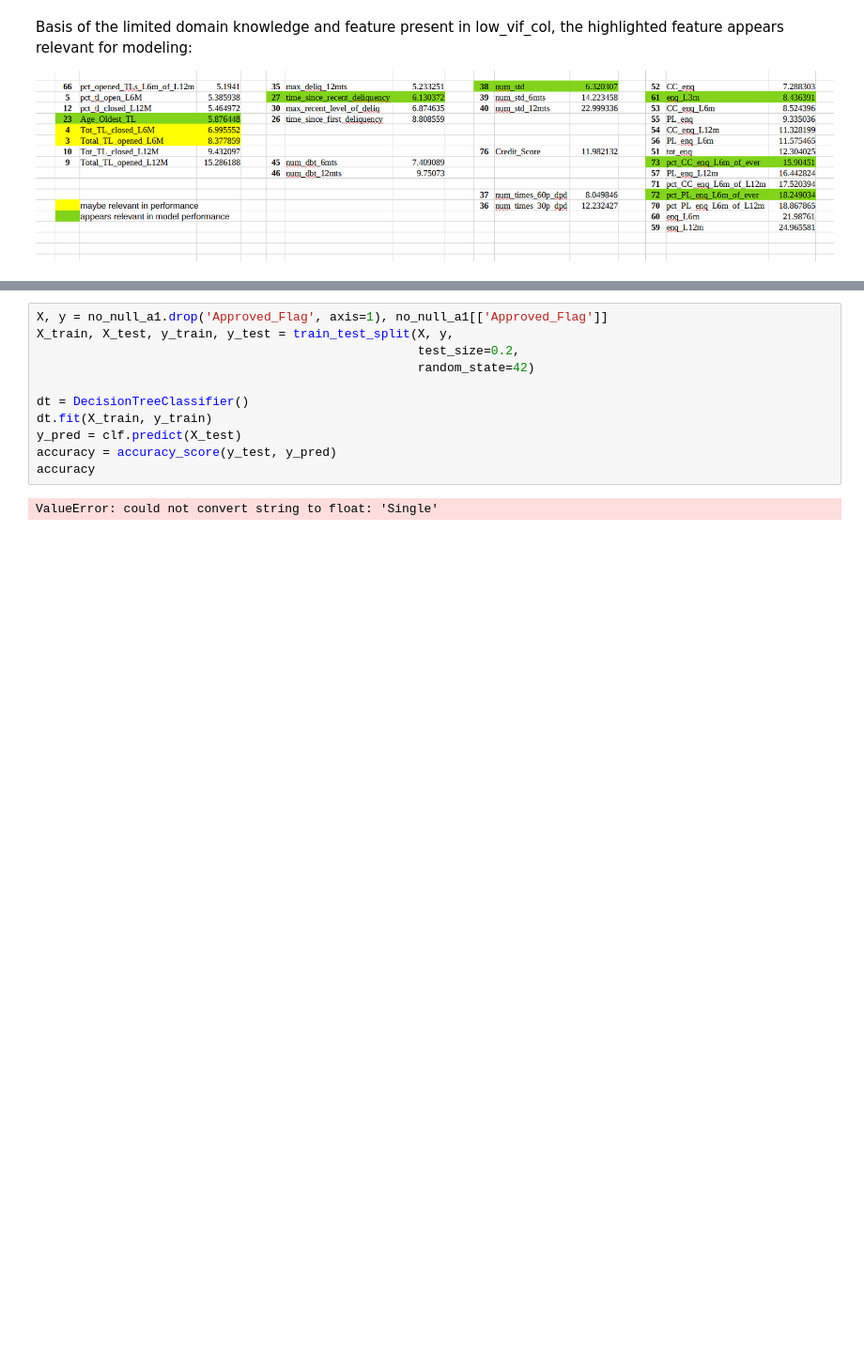
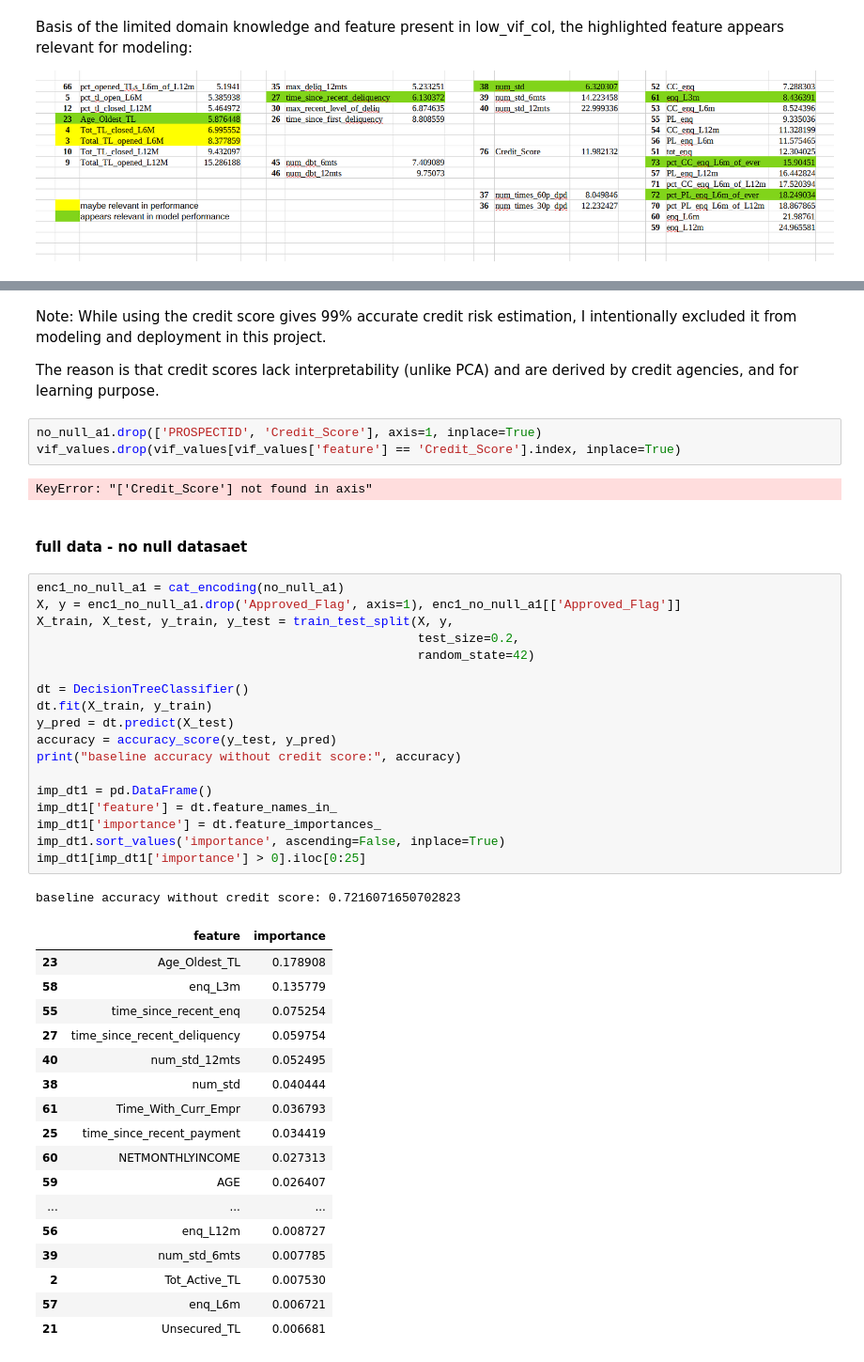
Before and after one commit to shashankgarewal/Credit-Risk-Assessment, a Jupyter notebook: notebook/explore.ipynb, the cells around one changed output, grey strips where cells are left out. Shown at 94% size. Cells and saved outputs as stored; diff of their text form; blank space fills up the shorter version.

```diff
--- a/notebook/explore.ipynb
+++ b/notebook/explore.ipynb
@@ -326,13 +407,48 @@ Basis of the limited domain knowledge and feature present in low_vif_col, the hi
+# %% [markdown]
+Note: While using the credit score gives 99% accurate credit risk estimation, I intentionally excluded it from modeling and deployment in this project.
+
+The reason is that credit scores lack interpretability (unlike PCA) and are derived by credit agencies, and for learning purpose.
+# %%
+no_null_a1.drop(['PROSPECTID', 'Credit_Score'], axis=1, inplace=True)
+vif_values.drop(vif_values[vif_values['feature'] == 'Credit_Score'].index, inplace=True)
+# %% [output]
+KeyError: "['Credit_Score'] not found in axis"
+# %% [markdown]
+#### full data - no null datasaet
 # %%
-X, y = no_null_a1.drop('Approved_Flag', axis=1), no_null_a1[['Approved_Flag']]
+enc1_no_null_a1 = cat_encoding(no_null_a1)
+X, y = enc1_no_null_a1.drop('Approved_Flag', axis=1), enc1_no_null_a1[['Approved_Flag']]
 X_train, X_test, y_train, y_test = train_test_split(X, y,
                                                     test_size=0.2,
                                                     random_state=42)
 
 dt = DecisionTreeClassifier()
 dt.fit(X_train, y_train)
-y_pred = clf.predict(X_test)
+y_pred = dt.predict(X_test)
 accuracy = accuracy_score(y_test, y_pred)
-accuracy
+print("baseline accuracy without credit score:", accuracy)
+
+imp_dt1 = pd.DataFrame()
+imp_dt1['feature'] = dt.feature_names_in_
+imp_dt1['importance'] = dt.feature_importances_
+imp_dt1.sort_values('importance', ascending=False, inplace=True)
+imp_dt1[imp_dt1['importance'] > 0].iloc[0:25]
 # %% [output]
-ValueError: could not convert string to float: 'Single'
+baseline accuracy without credit score: 0.7216071650702823
+|  | feature | importance |
+| 23 | Age_Oldest_TL | 0.178908 |
+| 58 | enq_L3m | 0.135779 |
+| 55 | time_since_recent_enq | 0.075254 |
+| 27 | time_since_recent_deliquency | 0.059754 |
+| 40 | num_std_12mts | 0.052495 |
+| 38 | num_std | 0.040444 |
+| 61 | Time_With_Curr_Empr | 0.036793 |
+| 25 | time_since_recent_payment | 0.034419 |
+| 60 | NETMONTHLYINCOME | 0.027313 |
+| 59 | AGE | 0.026407 |
+| ... | ... | ... |
+| 56 | enq_L12m | 0.008727 |
+| 39 | num_std_6mts | 0.007785 |
+| 2 | Tot_Active_TL | 0.007530 |
+| 57 | enq_L6m | 0.006721 |
+| 21 | Unsecured_TL | 0.006681 |
```
Also changed, not shown: parts of 27 cells of this notebook.
